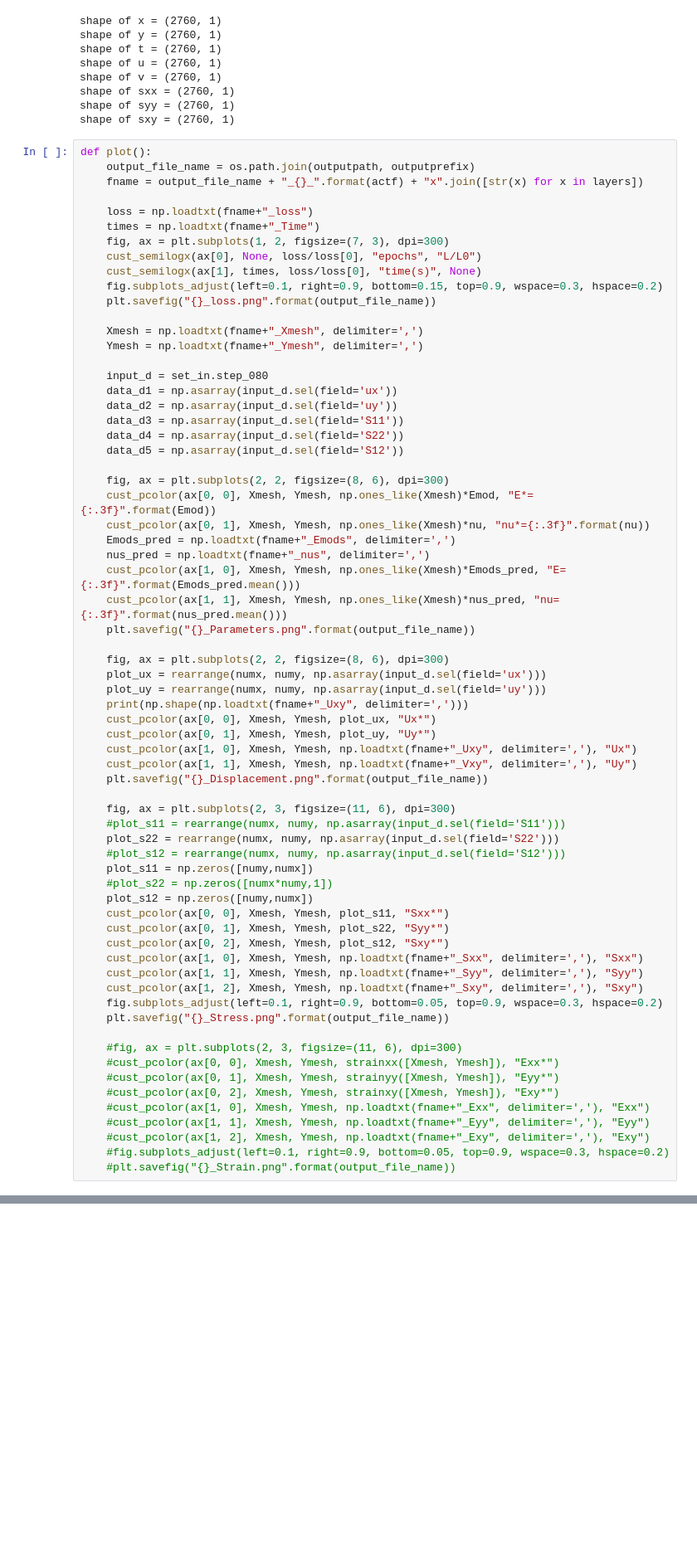
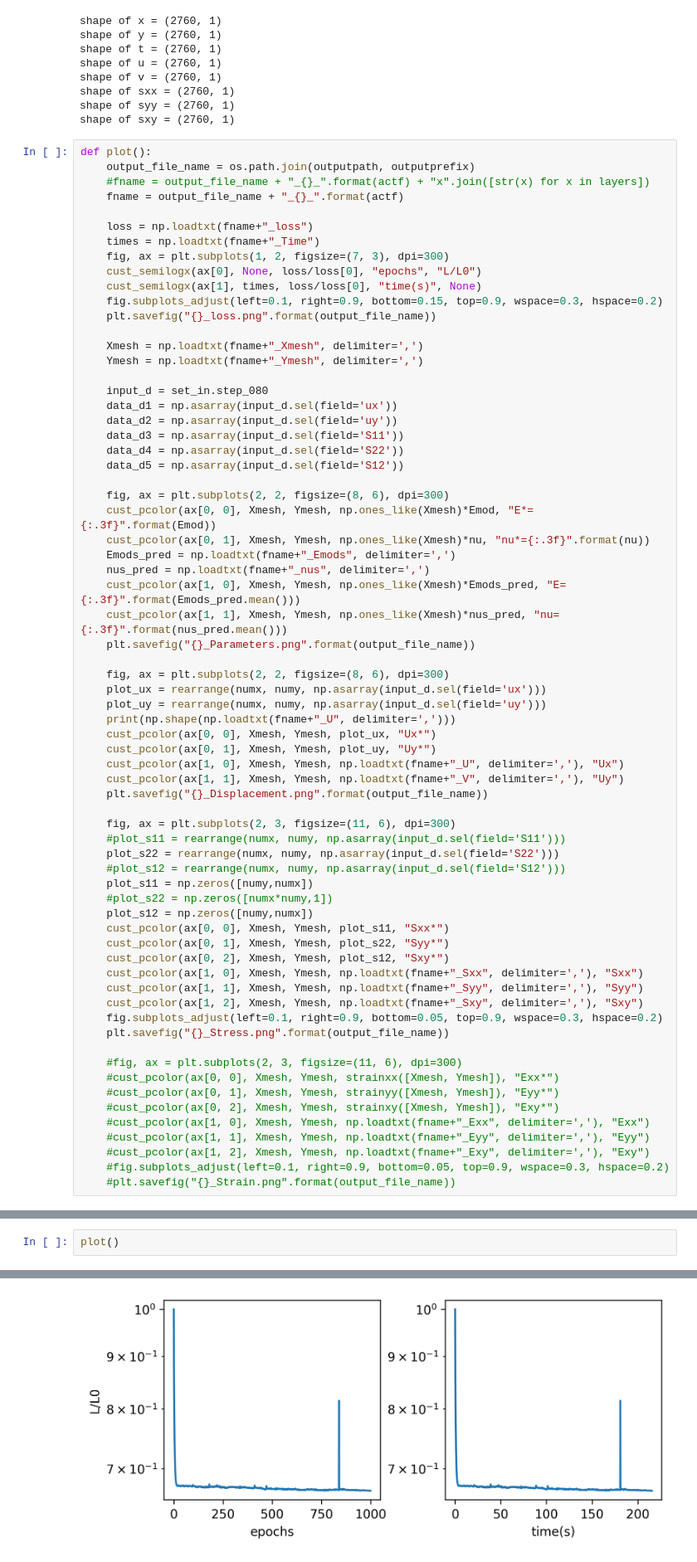
Before and after one commit to thomas-allard/datafrac, a Jupyter notebook: PINNs/elasticity_Yang3000.ipynb, the cells around one changed output, grey strips where cells are left out. Shown: that part at 83% size. Drawn from its saved outputs; the diff is of its cells as text; blank space fills up the shorter version.

```diff
--- a/PINNs/elasticity_Yang3000.ipynb
+++ b/PINNs/elasticity_Yang3000.ipynb
@@ -263,7 +279,8 @@ shape of sxy = (2760, 1)
 # %%
 def plot():
     output_file_name = os.path.join(outputpath, outputprefix)
-    fname = output_file_name + "_{}_".format(actf) + "x".join([str(x) for x in layers])
+    #fname = output_file_name + "_{}_".format(actf) + "x".join([str(x) for x in layers])
+    fname = output_file_name + "_{}_".format(actf)
 
     loss = np.loadtxt(fname+"_loss")
     times = np.loadtxt(fname+"_Time")
@@ -295,11 +312,11 @@ def plot():
     fig, ax = plt.subplots(2, 2, figsize=(8, 6), dpi=300)
     plot_ux = rearrange(numx, numy, np.asarray(input_d.sel(field='ux')))
     plot_uy = rearrange(numx, numy, np.asarray(input_d.sel(field='uy')))
-    print(np.shape(np.loadtxt(fname+"_Uxy", delimiter=',')))
+    print(np.shape(np.loadtxt(fname+"_U", delimiter=',')))
     cust_pcolor(ax[0, 0], Xmesh, Ymesh, plot_ux, "Ux*")
     cust_pcolor(ax[0, 1], Xmesh, Ymesh, plot_uy, "Uy*")
-    cust_pcolor(ax[1, 0], Xmesh, Ymesh, np.loadtxt(fname+"_Uxy", delimiter=','), "Ux")
-    cust_pcolor(ax[1, 1], Xmesh, Ymesh, np.loadtxt(fname+"_Vxy", delimiter=','), "Uy")
+    cust_pcolor(ax[1, 0], Xmesh, Ymesh, np.loadtxt(fname+"_U", delimiter=','), "Ux")
+    cust_pcolor(ax[1, 1], Xmesh, Ymesh, np.loadtxt(fname+"_V", delimiter=','), "Uy")
     plt.savefig("{}_Displacement.png".format(output_file_name))
 
     fig, ax = plt.subplots(2, 3, figsize=(11, 6), dpi=300)
@@ -581,0 +573,3 @@ P_exact = griddata(X_star, p_star.flatten(), (X, Y))
+# %%
+plot()
+# %% [output]
@@ -581,0 +577 @@ P_exact = griddata(X_star, p_star.flatten(), (X, Y))
+[figure, added]
```
Also changed, not shown: parts of 8 cells of this notebook.
